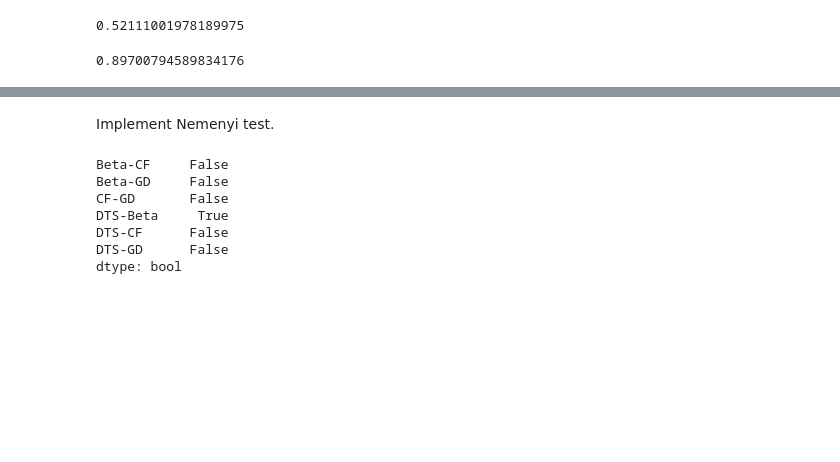
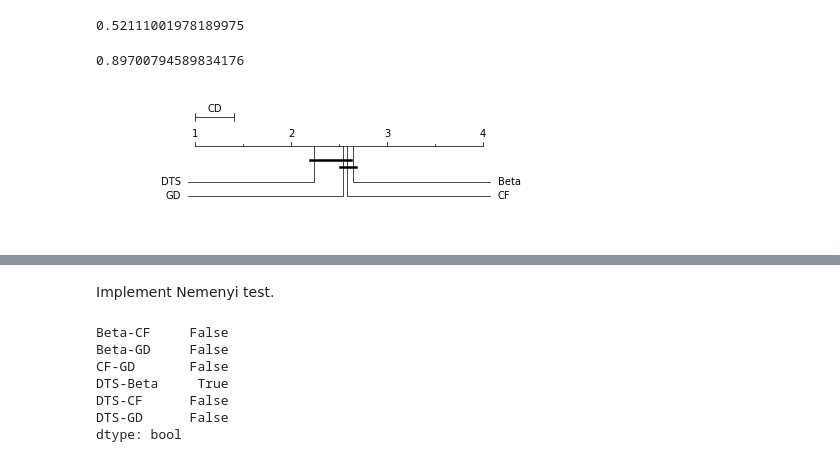
Before and after one commit to cropbox/rda, a Jupyter notebook: nb/evaluation/evaluation.ipynb, the cells around one changed output, grey strips where cells are left out. Cells and saved outputs as stored; diff of their text form; code cells hidden in the pictures; blank space fills up the shorter version.

```diff
--- a/nb/evaluation.ipynb
+++ b/nb/evaluation/evaluation.ipynb
@@ -272,3 +275,13 @@ critical_difference(0.05, 5, 137)
 critical_difference(0.05, 8, 137)
 # %% [output]
 0.89700794589834176
+# %%
+def plot_ranks(rdf, how, p=0.05, mark=None, lowv=None, highv=None, **kwargs):
+    df = rdf.loc[how]
+    s = df.mean(axis=0)
+    cd = critical_difference(p, len(s), len(df))
+    Orange.evaluation.graph_ranks(s, s.index, cd, mark, lowv=lowv, highv=highv, **kwargs)
+# %%
+plot_ranks(rii2, 'DR')
+# %% [output]
+[figure, added]
```
Also changed, not shown: parts of 6 cells of this notebook, 12 other files.
